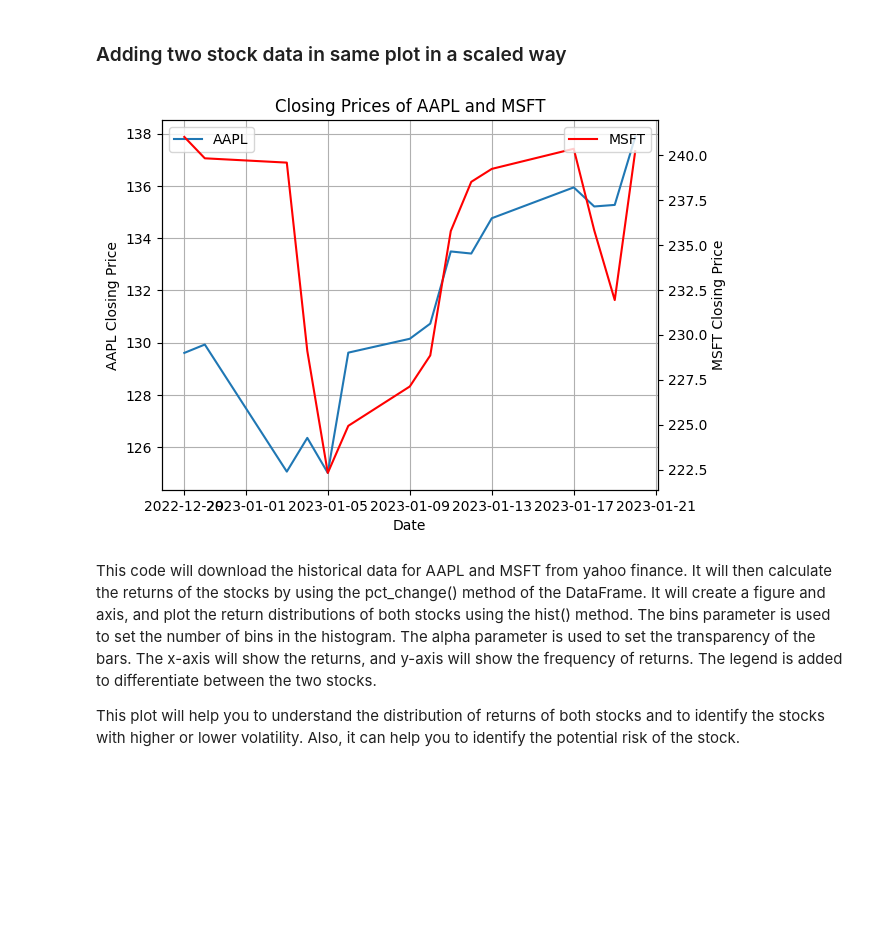
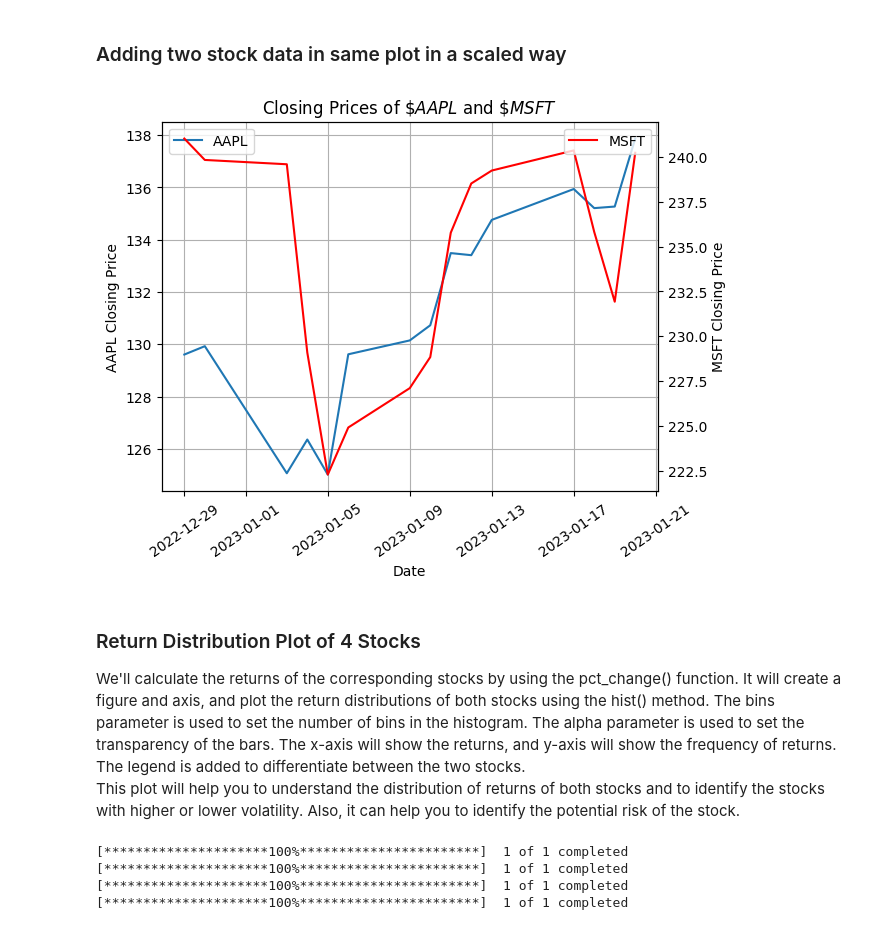
Before and after one commit to bilalonur/financial-visualization, a Jupyter notebook: finance-visualization.ipynb, the cells around one changed output. Drawn from its saved outputs; the diff is of its cells as text; code cells hidden in the pictures; blank space fills up the shorter version.

Commit message:
Update finance-visualization.ipynb
Tutorial 3 is updated

```diff
--- a/finance-visualization.ipynb
+++ b/finance-visualization.ipynb
@@ -403,37 +403,50 @@ plt.show()
 # %%
 # create a figure and axis
 fig, ax = plt.subplots()
 
-# plot data
+# Plotting data
 ax.plot(aapl.index, aapl['Close'], label='AAPL')
 ax.set_ylabel('AAPL Closing Price')
 
+# Preventing overlap problems for labels in x-axis (Rotation by 35 degrees) Must be before twinx function
+plt.xticks(rotation=35)
+
 # set different y-axis
-ax2 = ax.twinx()
+ax2 = ax.twinx()  # For creating a twin axes sharing the x-axis.
 ax2.plot(aapl.index, msft['Close'], 'r',label='MSFT')
 ax2.set_ylabel('MSFT Closing Price')
 
 # Adding grid lines
 ax.grid(True)
 ax2.grid(False)
 
-# add legend
+# Adding two different legends for corresponding stock symbol, one is in the upper left, other is in the upper right
 ax.legend(loc='upper left')
 ax2.legend(loc='upper right')
 
 # add title and axis labels
-ax.set_title('Closing Prices of AAPL and MSFT')
+ax.set_title('Closing Prices of $\$AAPL$ and $\$MSFT$')  # Normally $ for italic, \$ for '$' symbol before stock name
 ax.set_xlabel('Date')
 
-# Preventing overlap problems for labels in x-axis (Rotation by 35 degrees)
-plt.xticks(rotation=35)
 
 # show the plot
 plt.show()
 # %% [output]
-[figure, old version]
+[figure, new version]
 # %% [markdown]
-This code will download the historical data for AAPL and MSFT from yahoo finance. It will then calculate the returns of the stocks by using the pct_change() method of the DataFrame. It will create a figure and axis, and plot the return distributions of both stocks using the hist() method. The bins parameter is used to set the number of bins in the histogram. The alpha parameter is used to set the transparency of the bars. The x-axis will show the returns, and y-axis will show the frequency of returns. The legend is added to differentiate between the two stocks.
+<h3>Return Distribution Plot of 4 Stocks</h3>
+We'll calculate the returns of the corresponding stocks by using the pct_change() function. It will create a figure and axis, and plot the return distributions of both stocks using the hist() method. The bins parameter is used to set the number of bins in the histogram. The alpha parameter is used to set the transparency of the bars. The x-axis will show the returns, and y-axis will show the frequency of returns. The legend is added to differentiate between the two stocks.
 
 This plot will help you to understand the distribution of returns of both stocks and to identify the stocks with higher or lower volatility. Also, it can help you to identify the potential risk of the stock.
+# %%
+# Download data with using yfinance library of stocks for last 15 days
+aapl = yf.download("AAPL", period="15d")
+msft = yf.download("MSFT", period="15d")
+tsla = yf.download("TSLA", period="15d")
+nvda = yf.download("NVDA", period="15d")
+# %% [output]
+[*********************100%***********************]  1 of 1 completed
+[*********************100%***********************]  1 of 1 completed
+[*********************100%***********************]  1 of 1 completed
+[*********************100%***********************]  1 of 1 completed
 # %%
```
Also changed, not shown: parts of 1 cell of this notebook.
